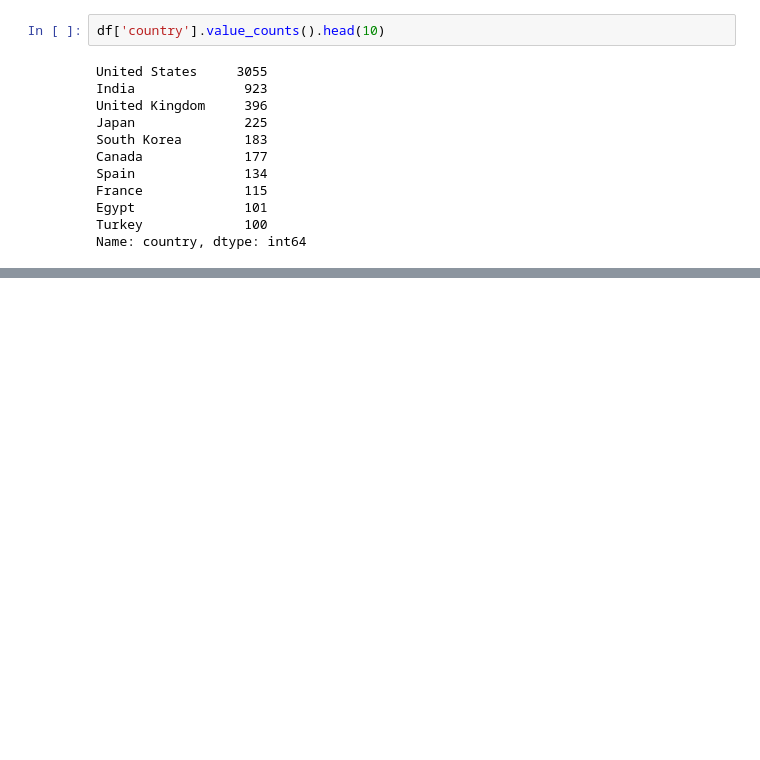
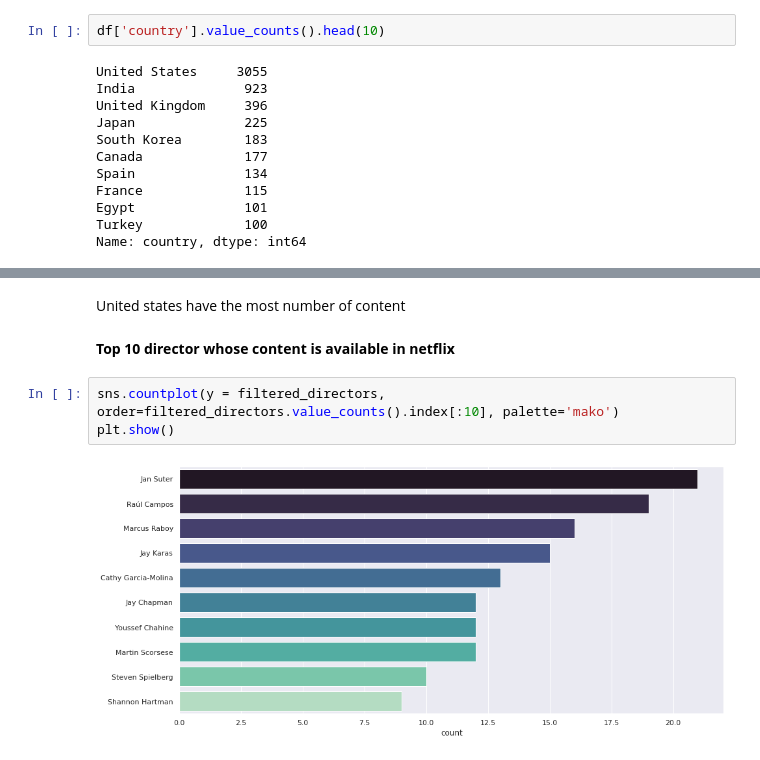
Before and after one commit to SRIST1608/-NETFLIX-MOVIES-AND-TV-SHOWS-CLUSTERING, a Jupyter notebook: NETFLIX_MOVIES_AND_TV_SHOWS_CLUSTERING.ipynb, the cells around one changed output, grey strips where cells are left out. Cells and saved outputs as stored; diff of their text form; blank space fills up the shorter version.

```diff
--- a/NETFLIX_MOVIES_AND_TV_SHOWS_CLUSTERING.ipynb
+++ b/NETFLIX_MOVIES_AND_TV_SHOWS_CLUSTERING.ipynb
@@ -322,0 +335,9 @@ Name: country, dtype: int64
+# %% [markdown]
+United states have the most number of content
+# %% [markdown]
+**Top 10 director whose content is available in netflix**
+# %%
+sns.countplot(y = filtered_directors, order=filtered_directors.value_counts().index[:10], palette='mako')
+plt.show()
+# %% [output]
+[figure, added]
```
Also changed, not shown: parts of 26 cells of this notebook.
